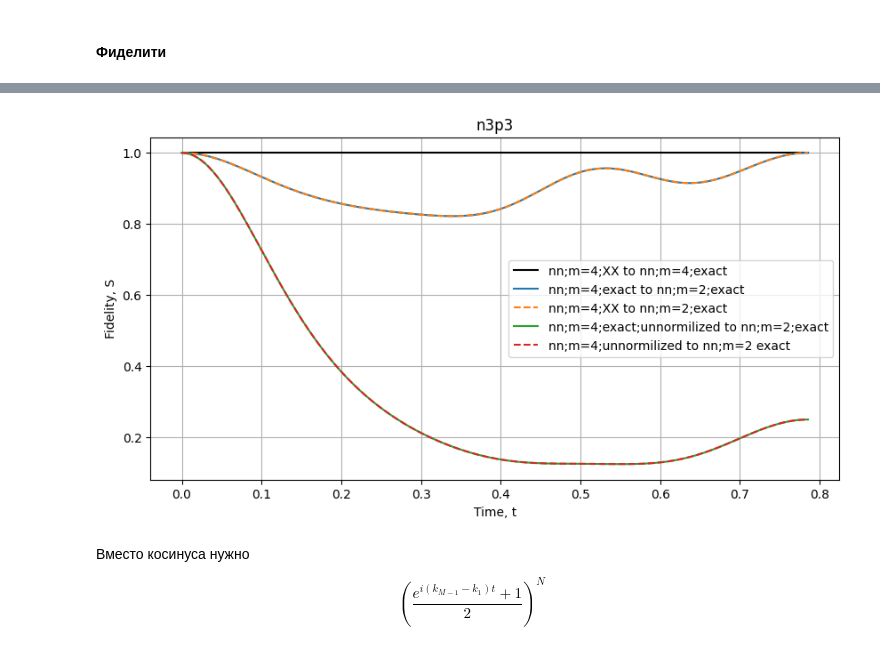
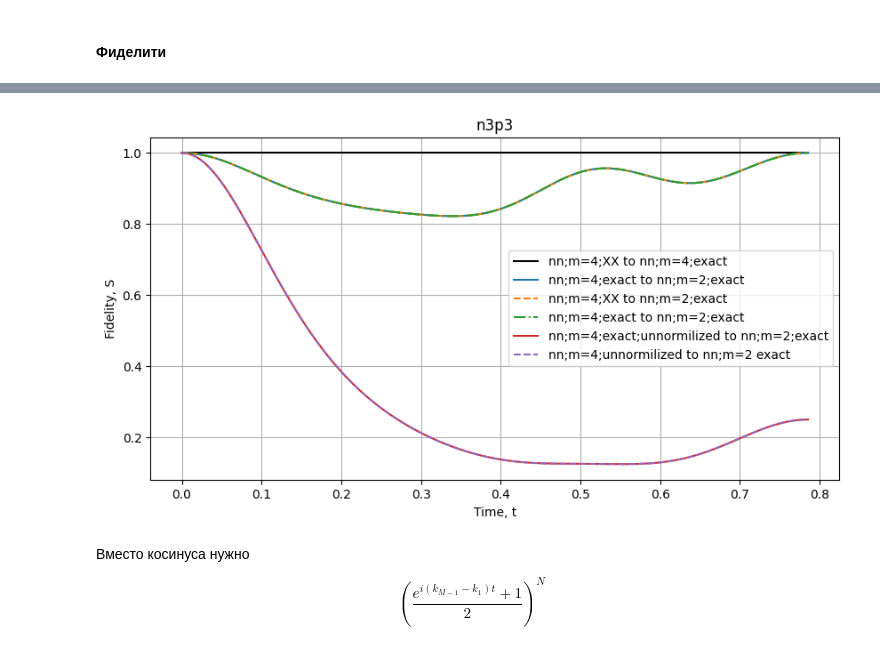
Before and after one commit to kephircheek/Entanglement-of-macroscopic-qubits-with-the-use-of-quantum-optimal-control, a Jupyter notebook: notebooks/Tim's way.ipynb, the cells around one changed output, grey strips where cells are left out. Cells and saved outputs as stored; diff of their text form; code cells hidden in the pictures.

```diff
--- a/notebooks/Tim's way.ipynb
+++ b/notebooks/Tim's way.ipynb
@@ -428,6 +474,8 @@ ax.legend()
 [figure]
 # %% [markdown]
 ### M=4
+# %%
+q = [i_projection, i_projection]
 # %%
 init_state_m4 = (
     # np.prod([bec.coherent_state_constructor(model, n=m, k=i) for i in range(m)]) # 100x slowly
@@ -474,7 +526,7 @@ fid_hnn_m4_mesuared_by_xz_respect_to_hnn_m2_exact_span = [
 ]
 # %%
 state_hnn_m4_exact_unnormilized_span = [
-    entanglement_propagation.f_state(4 * t, q + q, m=4, n=n_bosons, focked=False)
+    entanglement_propagation.f_state(4 * t, q, m=4, n=n_bosons, focked=False)
     for t in tqdm(t_span)
 ]
 # %% [markdown]
@@ -510,3 +562,10 @@ fid_hnn_m4_unnormilized_respect_to_hnn_m2_exact_span = [
     )
     for t in t_span
 ]
+# %%
+norm_of_fid_hnn_m4_respect_to_hnn_m2_exact_span = np.array([
+    entanglement_propagation.f_state_norm(
+        4 * t, [i_projection, i_projection], 4, n_bosons
+    )
+    for t, f in zip(t_span, fid_hnn_m4_unnormilized_respect_to_hnn_m2_exact_span)
+])
@@ -513,3 +577,6 @@ fid_hnn_m4_unnormilized_respect_to_hnn_m2_exact_span = [
+# %%
+fid_hnn_m4_respect_to_hnn_m2_exact_span = np.array(fid_hnn_m4_unnormilized_respect_to_hnn_m2_exact_span
+                                                   / norm_of_fid_hnn_m4_respect_to_hnn_m2_exact_span**2)
 # %%
 fig, ax = plt.subplots(1, 1, figsize=(10, 5))
 ax.plot(
@@ -526,34 +593,41 @@ ax.plot(
 ax.plot(
     t_span,
     fid_hnn_m4_mesuared_by_xz_respect_to_hnn_m2_exact_span,
     "--",
     label="nn;m=4;XX to nn;m=2;exact",
+)
+
+ax.plot(
+    t_span,
+    fid_hnn_m4_respect_to_hnn_m2_exact_span,
+    "-.",
+    label="nn;m=4;exact to nn;m=2;exact",
 )
 
 ax.plot(
     t_span,
     fid_hnn_m4_exact_unnormilized_respect_to_hnn_m2_exact_span,
     label="nn;m=4;exact;unnormilized to nn;m=2;exact",
 )
 ax.plot(
     t_span,
     fid_hnn_m4_unnormilized_respect_to_hnn_m2_exact_span,
     "--",
     label="nn;m=4;unnormilized to nn;m=2 exact",
 )
 # ax.plot(tspan, fids_f_state_exact_respect_to_f_state_exact_m2_span, "-", label=f"nn;m=3;exact to nn;m=2;exact")
 # ax.plot(tspan, fids_f_state_exact_unnormilized_m4_respect_to_f_state_exact_m2_span, "--", label=f"nn;m=4;exact;unnormilized to nn;m=2;exact")
 # ax.plot(tspan, fids_f_state_exact_m4_respect_to_f_state_exact_m2_span, "--", label=f"nn;m=4;exact to nn;m=2;exact")
 # ax.plot(tspan, fids_f_state_m4_respect_to_f_state_m2_exact_span, "-", label=f"nn;m=4 to nn;m=2 exact")
 
 
 ax.set_title(f"n{n_bosons}p{i_projection}")
 ax.set_ylabel("Fidelity, S")
 ax.set_xlabel("Time, t")
 ax.legend()
 ax.grid()
 # %% [output]
-[figure, old version]
+[figure, new version]
 # %% [markdown]
 Вместо косинуса нужно
 
```
Also changed, not shown: parts of 20 cells of this notebook.
